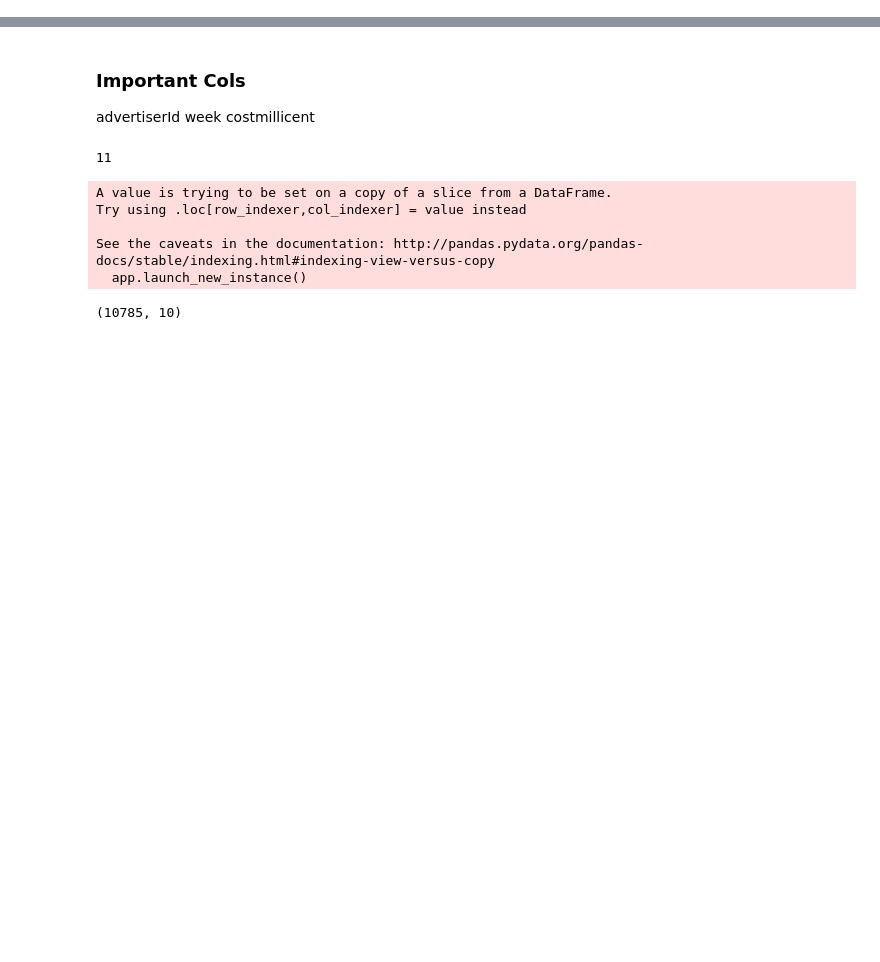
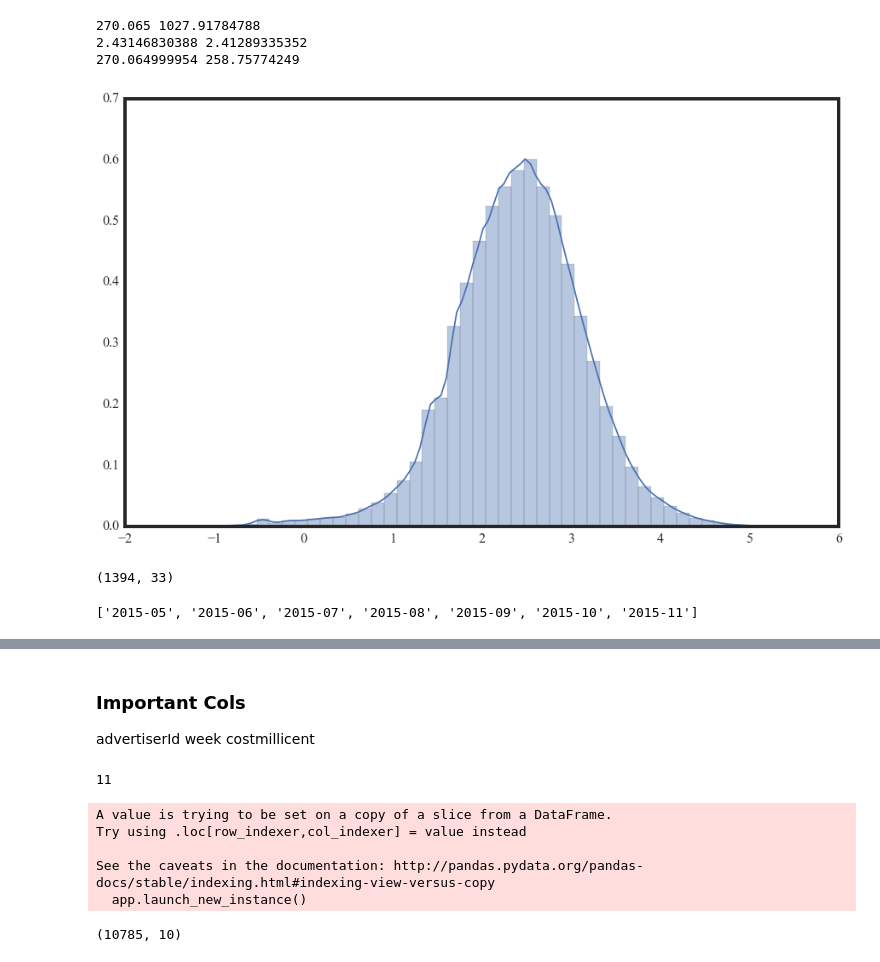
Before and after one commit to gmsardane/employer-ltv, a Jupyter notebook: ltv-calculation.ipynb, the cells around one changed output, grey strips where cells are left out. Cells and saved outputs as stored; diff of their text form; code cells hidden in the pictures; blank space fills up the shorter version.

```diff
--- a/ltv-calculation.ipynb
+++ b/ltv-calculation.ipynb
@@ -68,0 +189,9 @@ Index([u'advertiserId', u'isDradisEmployer', u'salesTouched', u'week',
+# %%
+#Aggregate data
+agg_data = data_clean.groupby(['advertiserId', 'employeeCount', 'isAdAgency', 'industry',
+                                            'type', 'source', 'salesTouched']).sum()
+# %%
+agg_data.reset_index(inplace=True)
+# %%
+agg_data = agg_data[['advertiserId', 'employeeCount', 'isAdAgency', 'industry',
+                                            'type', 'source', 'salesTouched', 'cost', 'cost_first_four_weeks']]
@@ -68,0 +207,12 @@ Index([u'advertiserId', u'isDradisEmployer', u'salesTouched', u'week',
+# %%
+cost_data = agg_data['cost'].values
+# %%
+sns.distplot(np.log10(cost_data))
+print np.median(cost_data),np.mean(cost_data)
+print np.median(np.log10(cost_data)),np.mean(np.log10(cost_data))
+print 10.**np.median(np.log10(cost_data)),10.**np.mean(np.log10(cost_data))
+# %% [output]
+270.065 1027.91784788
+2.43146830388 2.41289335352
+270.064999954 258.75774249
+[figure, added]
@@ -68,0 +221,4 @@ Index([u'advertiserId', u'isDradisEmployer', u'salesTouched', u'week',
+# %%
+complete_data.shape
+# %% [output]
+(1394, 33)
@@ -68,0 +228,4 @@ Index([u'advertiserId', u'isDradisEmployer', u'salesTouched', u'week',
+# %%
+print sorted(data_with_full_run_early.week.unique())
+# %% [output]
+['2015-05', '2015-06', '2015-07', '2015-08', '2015-09', '2015-10', '2015-11']
```
Also changed, not shown: parts of 38 cells of this notebook.
